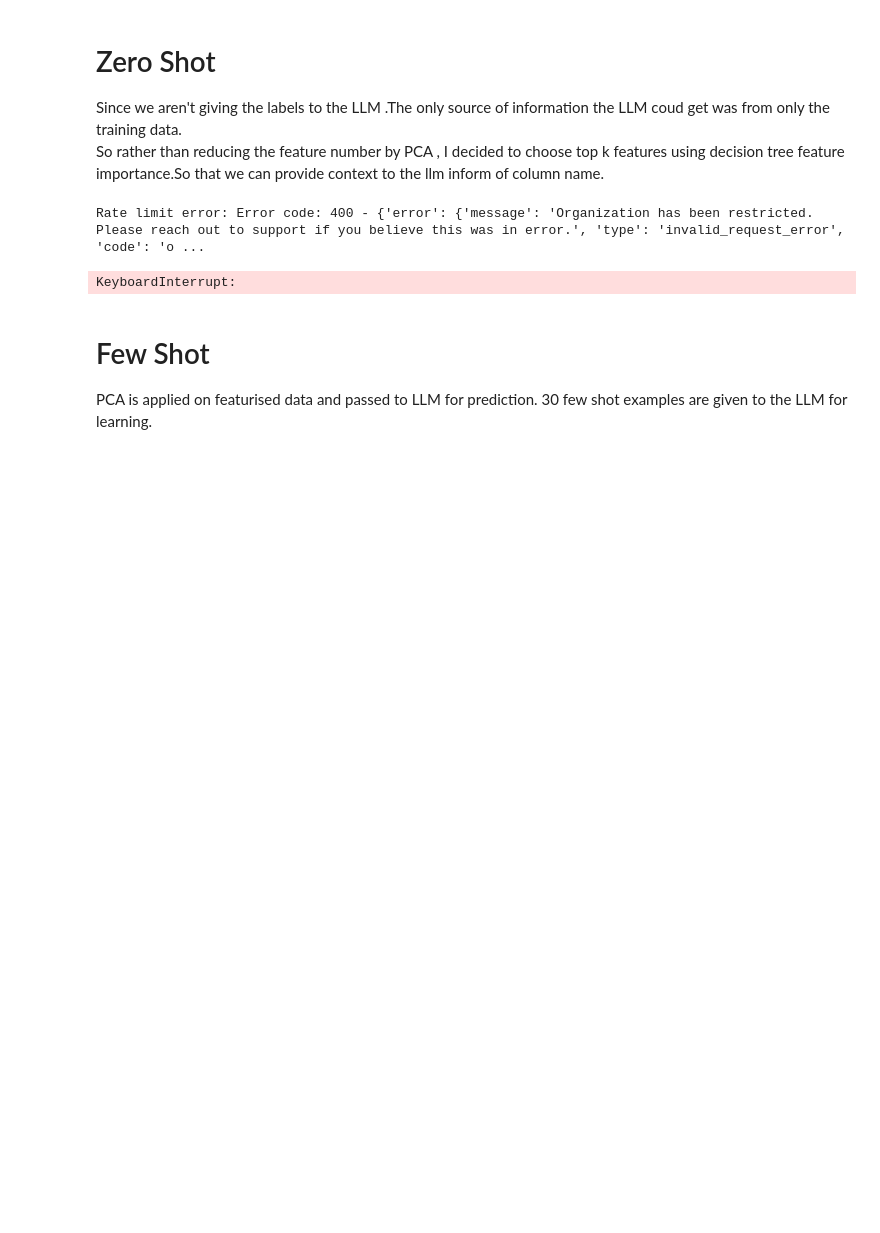
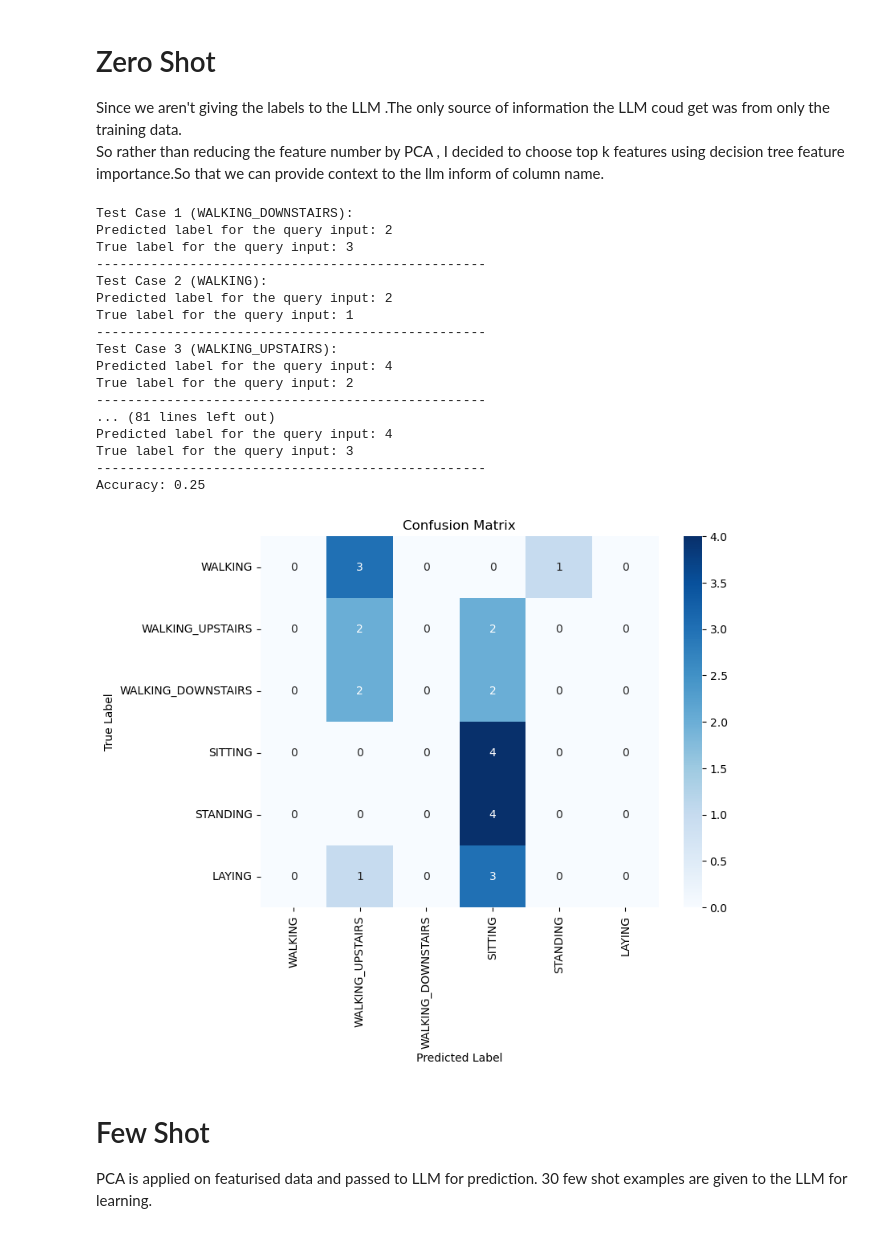
Before and after one commit to ShardulJunagade/ES-335-Assignment-1-2024-Fall, a Jupyter notebook: Task3/LLM.ipynb, the cells around one changed output. Drawn from its saved outputs; the diff is of its cells as text; code cells hidden in the pictures; blank space fills up the shorter version.

```diff
--- a/Task3/LLM.ipynb
+++ b/Task3/LLM.ipynb
@@ -91,7 +91,7 @@ def make_api_call(prompt):
             time.sleep(10)  # Wait before retrying
 
 # Set up your Groq API credentials and model
-Groq_Token = "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"
+Groq_Token = "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"
 
 model_name = "llama3.1-70b"
 llm = ChatGroq(model=groq_models[model_name], api_key=Groq_Token, temperature=0)
@@ -136,8 +136,8 @@ for i, label in enumerate(y_test):
         break
 
 # Store predictions and true labels
-predictions = []
-true_labels = []
+zeroshot_predictions = []
+zeroshot_true_labels = []
 
 # Step 4: Test the selected cases
 for idx in selected_indices:
@@ -146,39 +146,55 @@ for idx in selected_indices:
     prompt = create_zero_shot_prompt(query_input)
 
     # Step 5: Make the API call using ChatGroq
     answer = make_api_call(prompt)
 
     # Store predictions and true labels
     predicted_label = int(answer.content.strip())
 
-    predictions.append(predicted_label)
-    true_labels.append(true_label)
+    zeroshot_predictions.append(predicted_label)
+    zeroshot_true_labels.append(true_label)
 
     # Print the predicted and true labels
     print(f"Test Case {idx + 1} ({activity_labels[true_label]}):")
     print(f"Predicted label for the query input: {predicted_label}")
     print(f"True label for the query input: {true_label}")
     print("-" * 50)
 
 # Calculate accuracy
-accuracy = accuracy_score(true_labels, predictions)
+accuracy = accuracy_score(zeroshot_true_labels, zeroshot_predictions)
 print(f"Accuracy: {accuracy:.2f}")
 
 # Calculate confusion matrix
-conf_matrix = confusion_matrix(true_labels, predictions, labels=[1, 2, 3, 4, 5, 6])
+conf_matrix = confusion_matrix(zeroshot_true_labels, zeroshot_predictions, labels=[1, 2, 3, 4, 5, 6])
 
 # Plot confusion matrix
 plt.figure(figsize=(8, 6))
 sns.heatmap(conf_matrix, annot=True, fmt='d', cmap='Blues',
             xticklabels=['WALKING', 'WALKING_UPSTAIRS', 'WALKING_DOWNSTAIRS', 'SITTING', 'STANDING', 'LAYING'],
             yticklabels=['WALKING', 'WALKING_UPSTAIRS', 'WALKING_DOWNSTAIRS', 'SITTING', 'STANDING', 'LAYING'])
 plt.xlabel('Predicted Label')
 plt.ylabel('True Label')
 plt.title('Confusion Matrix')
 plt.show()
 # %% [output]
-Rate limit error: Error code: 400 - {'error': {'message': 'Organization has been restricted. Please reach out to support if you believe this was in error.', 'type': 'invalid_request_error', 'code': 'o ...
+Test Case 1 (WALKING_DOWNSTAIRS):
+Predicted label for the query input: 2
+True label for the query input: 3
+--------------------------------------------------
+Test Case 2 (WALKING):
+Predicted label for the query input: 2
+True label for the query input: 1
+--------------------------------------------------
+Test Case 3 (WALKING_UPSTAIRS):
+Predicted label for the query input: 4
+True label for the query input: 2
+--------------------------------------------------
+... (81 lines left out)
+Predicted label for the query input: 4
+True label for the query input: 3
+--------------------------------------------------
+Accuracy: 0.25
-KeyboardInterrupt:
+[figure, added]
 # %% [markdown]
 # Few Shot
 PCA is applied on featurised data and passed to LLM for prediction.
```
Also changed, not shown: parts of 13 cells of this notebook.
